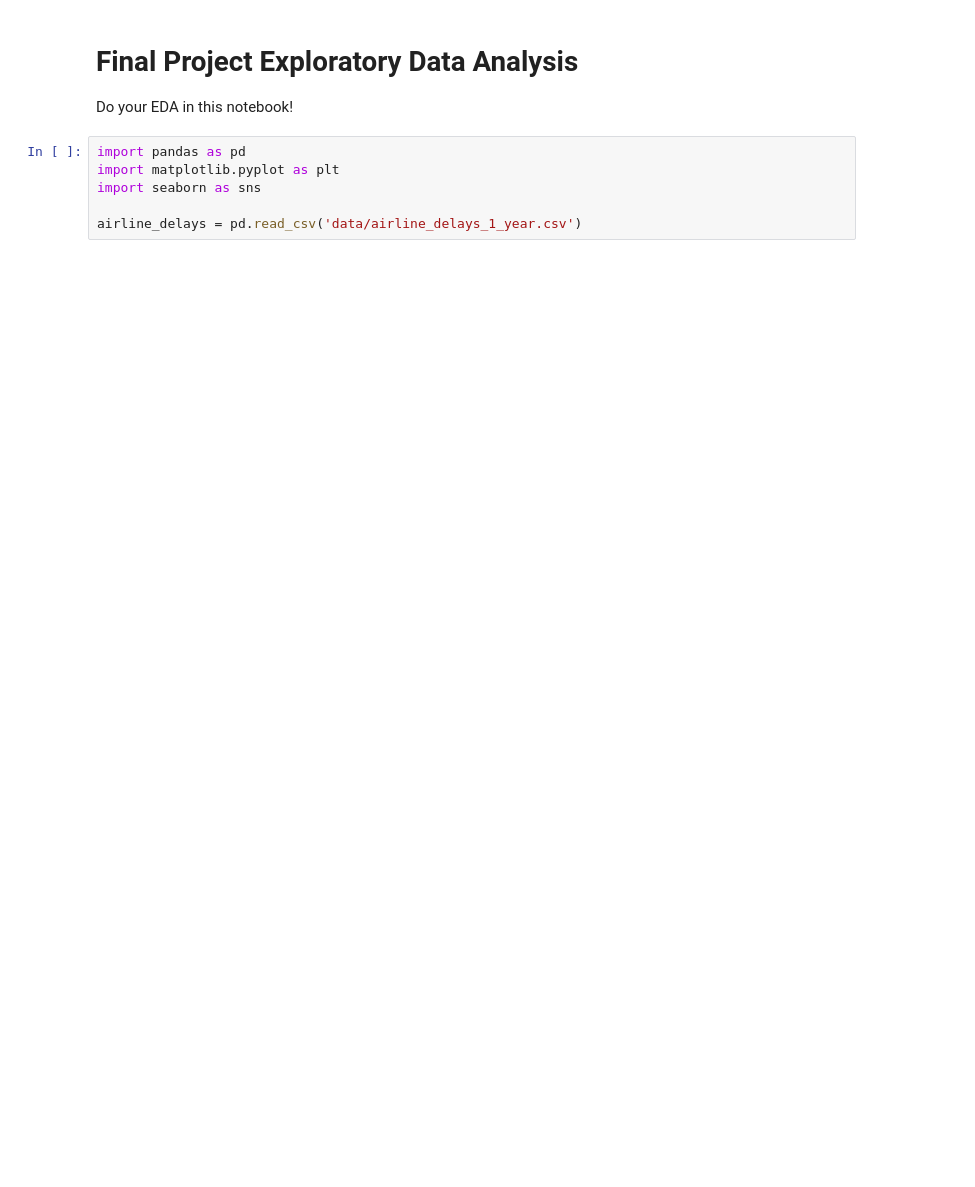
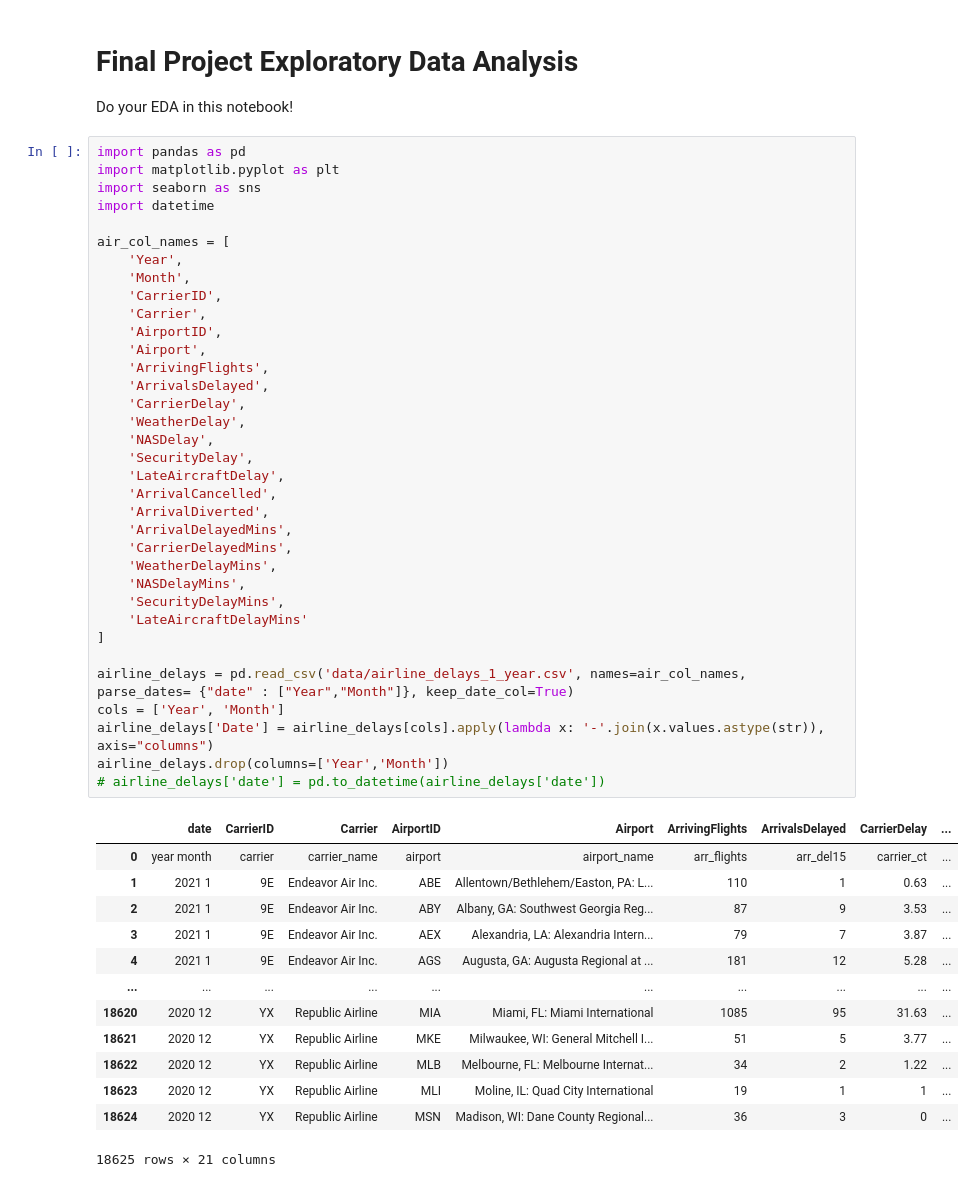
Before and after one commit to kmccoy123/Flight-Delays, a Jupyter notebook: eda.ipynb, the cells around one changed output. Drawn from its saved outputs; the diff is of its cells as text; blank space fills up the shorter version.

```diff
--- a/eda.ipynb
+++ b/eda.ipynb
@@ -2,12 +2,55 @@
 # Final Project Exploratory Data Analysis
 
 Do your EDA in this notebook!
-# %%
-import pandas as pd
-import matplotlib.pyplot as plt
-import seaborn as sns
-
-airline_delays = pd.read_csv('data/airline_delays_1_year.csv')
+# %%
+import pandas as pd
+import matplotlib.pyplot as plt
+import seaborn as sns
+import datetime
+
+air_col_names = [
+    'Year',
+    'Month',
+    'CarrierID',
+    'Carrier',
+    'AirportID',
+    'Airport',
+    'ArrivingFlights',
+    'ArrivalsDelayed',
+    'CarrierDelay',
+    'WeatherDelay',
+    'NASDelay',
+    'SecurityDelay',
+    'LateAircraftDelay',
+    'ArrivalCancelled',
+    'ArrivalDiverted',
+    'ArrivalDelayedMins',
+    'CarrierDelayedMins',
+    'WeatherDelayMins',
+    'NASDelayMins',
+    'SecurityDelayMins',
+    'LateAircraftDelayMins'
+]
+
+airline_delays = pd.read_csv('data/airline_delays_1_year.csv', names=air_col_names, parse_dates= {"date" : ["Year","Month"]}, keep_date_col=True)
+cols = ['Year', 'Month']
+airline_delays['Date'] = airline_delays[cols].apply(lambda x: '-'.join(x.values.astype(str)), axis="columns")
+airline_delays.drop(columns=['Year','Month'])
+# airline_delays['date'] = pd.to_datetime(airline_delays['date'])
+# %% [output]
+|  | date | CarrierID | Carrier | AirportID | Airport | ArrivingFlights | ArrivalsDelayed | CarrierDelay | ... |
+| 0 | year month | carrier | carrier_name | airport | airport_name | arr_flights | arr_del15 | carrier_ct | ... |
+| 1 | 2021 1 | 9E | Endeavor Air Inc. | ABE | Allentown/Bethlehem/Easton, PA: L... | 110 | 1 | 0.63 | ... |
+| 2 | 2021 1 | 9E | Endeavor Air Inc. | ABY | Albany, GA: Southwest Georgia Reg... | 87 | 9 | 3.53 | ... |
+| 3 | 2021 1 | 9E | Endeavor Air Inc. | AEX | Alexandria, LA: Alexandria Intern... | 79 | 7 | 3.87 | ... |
+| 4 | 2021 1 | 9E | Endeavor Air Inc. | AGS | Augusta, GA: Augusta Regional at ... | 181 | 12 | 5.28 | ... |
+| ... | ... | ... | ... | ... | ... | ... | ... | ... | ... |
+| 18620 | 2020 12 | YX | Republic Airline | MIA | Miami, FL: Miami International | 1085 | 95 | 31.63 | ... |
+| 18621 | 2020 12 | YX | Republic Airline | MKE | Milwaukee, WI: General Mitchell I... | 51 | 5 | 3.77 | ... |
+| 18622 | 2020 12 | YX | Republic Airline | MLB | Melbourne, FL: Melbourne Internat... | 34 | 2 | 1.22 | ... |
+| 18623 | 2020 12 | YX | Republic Airline | MLI | Moline, IL: Quad City International | 19 | 1 | 1 | ... |
+| 18624 | 2020 12 | YX | Republic Airline | MSN | Madison, WI: Dane County Regional... | 36 | 3 | 0 | ... |
+18625 rows × 21 columns
 # %%
 airline_delays.head(50)
 # %% [output]
```
Also changed, not shown: parts of 15 cells of this notebook, 1 other file.
